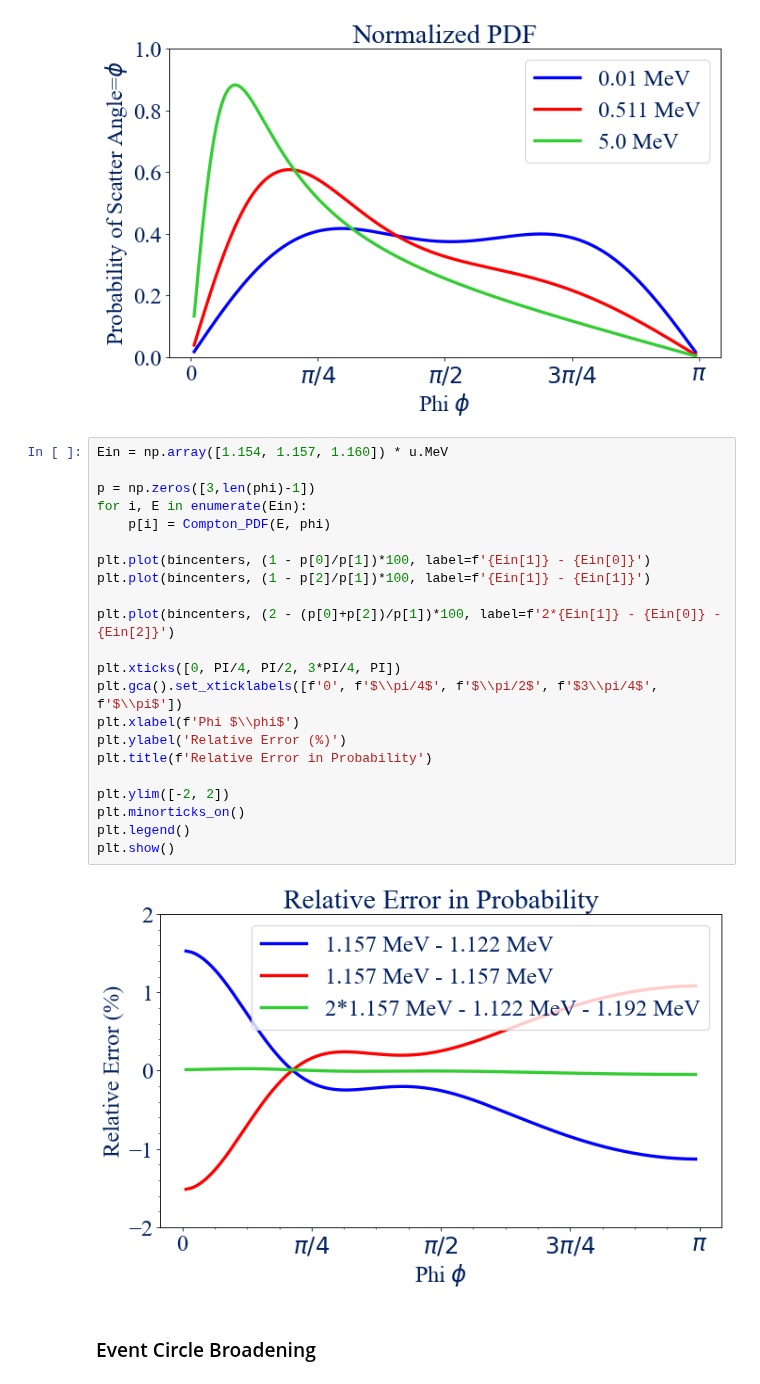
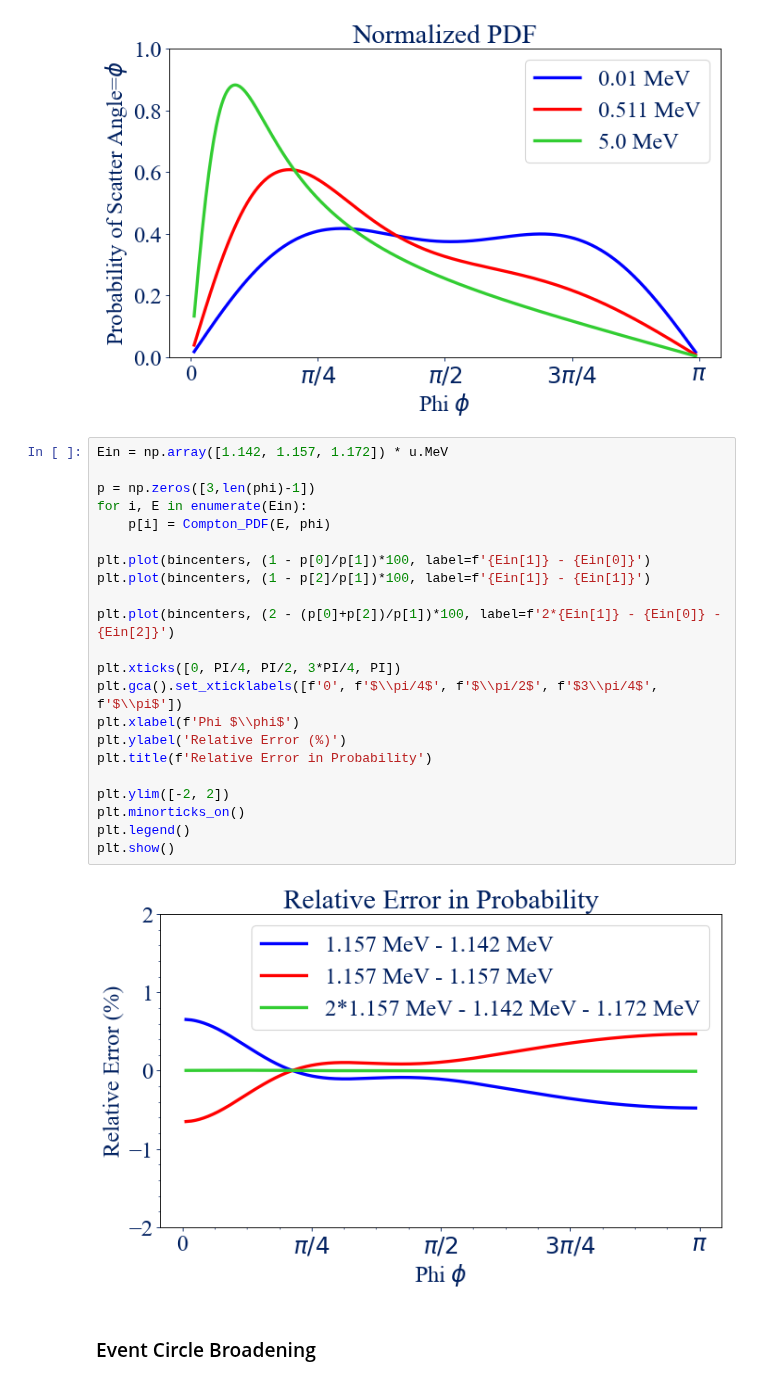
Before and after one commit to avalluvan/cosipy, a Jupyter notebook: docs/unbinned/PSF_visualization.ipynb, the cells around one changed output. Saved outputs shown, nothing was run; the diff lists cells and outputs as text.

```diff
--- a/docs/unbinned/PSF_visualization.ipynb
+++ b/docs/unbinned/PSF_visualization.ipynb
@@ -236,29 +236,29 @@ plt.show()
 # %% [output]
 [figure]
 # %%
-Ein = np.array([1.154, 1.157, 1.160]) * u.MeV
+Ein = np.array([1.142, 1.157, 1.172]) * u.MeV
 
 p = np.zeros([3,len(phi)-1])
 for i, E in enumerate(Ein):
     p[i] = Compton_PDF(E, phi)
 
 plt.plot(bincenters, (1 - p[0]/p[1])*100, label=f'{Ein[1]} - {Ein[0]}')
 plt.plot(bincenters, (1 - p[2]/p[1])*100, label=f'{Ein[1]} - {Ein[1]}')
 
 plt.plot(bincenters, (2 - (p[0]+p[2])/p[1])*100, label=f'2*{Ein[1]} - {Ein[0]} - {Ein[2]}')
 
 plt.xticks([0, PI/4, PI/2, 3*PI/4, PI])
 plt.gca().set_xticklabels([f'0', f'$\\pi/4$', f'$\\pi/2$', f'$3\\pi/4$', f'$\\pi$'])
 plt.xlabel(f'Phi $\\phi$')
 plt.ylabel('Relative Error (%)')
 plt.title(f'Relative Error in Probability')
 
 plt.ylim([-2, 2])
 plt.minorticks_on()
 plt.legend()
 plt.show()
 # %% [output]
-[figure, old version]
+[figure, new version]
 # %% [markdown]
 ### Event Circle Broadening
 # %%
```
Also changed, not shown: 1 other file.
